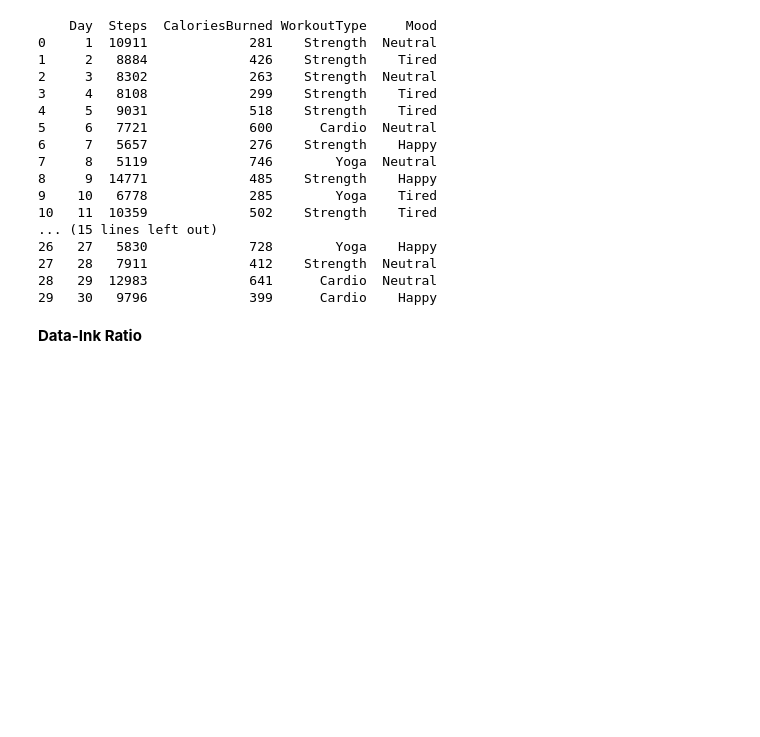
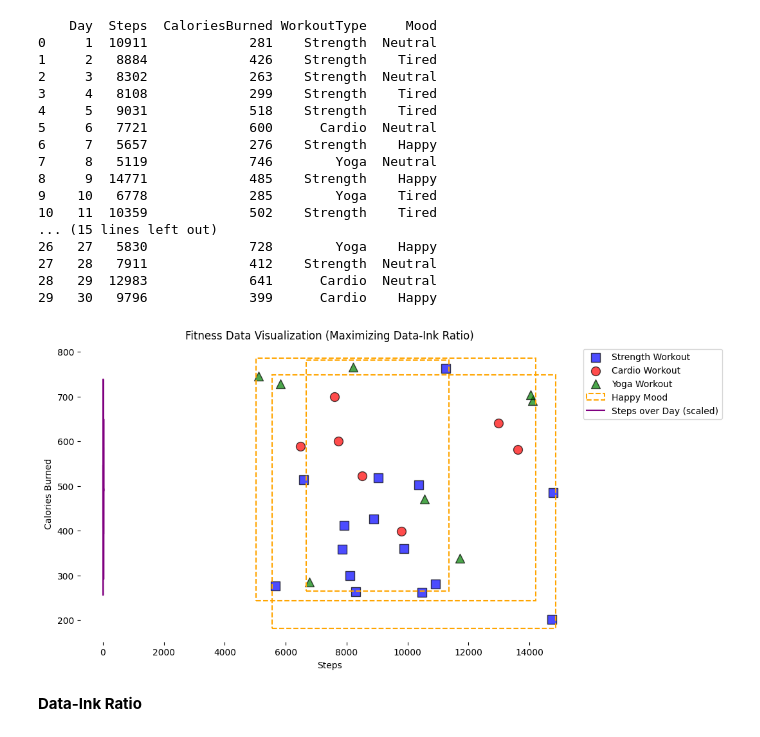
Before and after one commit to ClarkCenteno/VISUALIZATIONS_AND_DATA_ANALYSIS, a Jupyter notebook: hands_on_activity_6_data_visualization_and_design.ipynb, the cells around one changed output. Cells and saved outputs as stored; diff of their text form; code cells hidden in the pictures; blank space fills up the shorter version.

```diff
--- a/hands_on_activity_6_data_visualization_and_design.ipynb
+++ b/hands_on_activity_6_data_visualization_and_design.ipynb
@@ -343,3 +341,62 @@ print(fitness_data)
+# %%
+import matplotlib.pyplot as plt
+import pandas as pd
+import numpy as np
+
+# Step 1: Create sample dataset
+np.random.seed(404)
+fitness_data = pd.DataFrame({
+    'Day': np.arange(1, 31),                              # Days of the month
+    'Steps': np.random.randint(3000, 15000, 30),          # Daily steps
+    'CaloriesBurned': np.random.randint(200, 800, 30),    # Daily calories burned
+    'WorkoutType': np.random.choice(['Cardio', 'Strength', 'Yoga'], 30),
+    'Mood': np.random.choice(['Happy', 'Neutral', 'Tired'], 30)  # Mood after workout
+})
+
+colors = {'Cardio': 'red', 'Strength': 'blue', 'Yoga': 'green'}
+shapes = {'Cardio': 'o', 'Strength': 's', 'Yoga': '^'}
+
+plt.figure(figsize=(10, 6))
+for wtype in fitness_data['WorkoutType'].unique():
+    subset = fitness_data[fitness_data['WorkoutType'] == wtype]
+    plt.scatter(subset['Steps'], subset['CaloriesBurned'],
+                c=colors[wtype],
+                marker=shapes[wtype],
+                s=100,
+                alpha=0.7,
+                edgecolors='black',
+                label=f'{wtype} Workout')
+
+for mood in fitness_data['Mood'].unique():
+    subset = fitness_data[fitness_data['Mood'] == mood]
+    if not subset.empty:
+        x_min, x_max = subset['Steps'].min(), subset['Steps'].max()
+        y_min, y_max = subset['CaloriesBurned'].min(), subset['CaloriesBurned'].max()
+
+        plt.gca().add_patch(plt.Rectangle(
+            (x_min - 100, y_min - 20),
+            (x_max - x_min) + 200,
+            (y_max - y_min) + 40,
+            fill=False,
+            edgecolor='orange',
+            linestyle='--',
+            linewidth=1.5,
+            label=f'{mood} Mood' if mood == 'Happy' else ""
+        ))
+
+plt.plot(fitness_data['Day'], fitness_data['Steps'] / 20, color='purple', linestyle='-', linewidth=1.5, label='Steps over Day (scaled)')
+
+
+plt.title('Fitness Data Visualization (Maximizing Data-Ink Ratio)')
+plt.xlabel('Steps')
+plt.ylabel('Calories Burned')
+plt.legend(loc='upper left', bbox_to_anchor=(1, 1))
+plt.grid(False)
+plt.box(False)
+
+plt.show()
+# %% [output]
+[figure, added]
 # %% [markdown]
 **Data-Ink Ratio**
 # %% [markdown]
```
Also changed, not shown: parts of 9 cells of this notebook.
